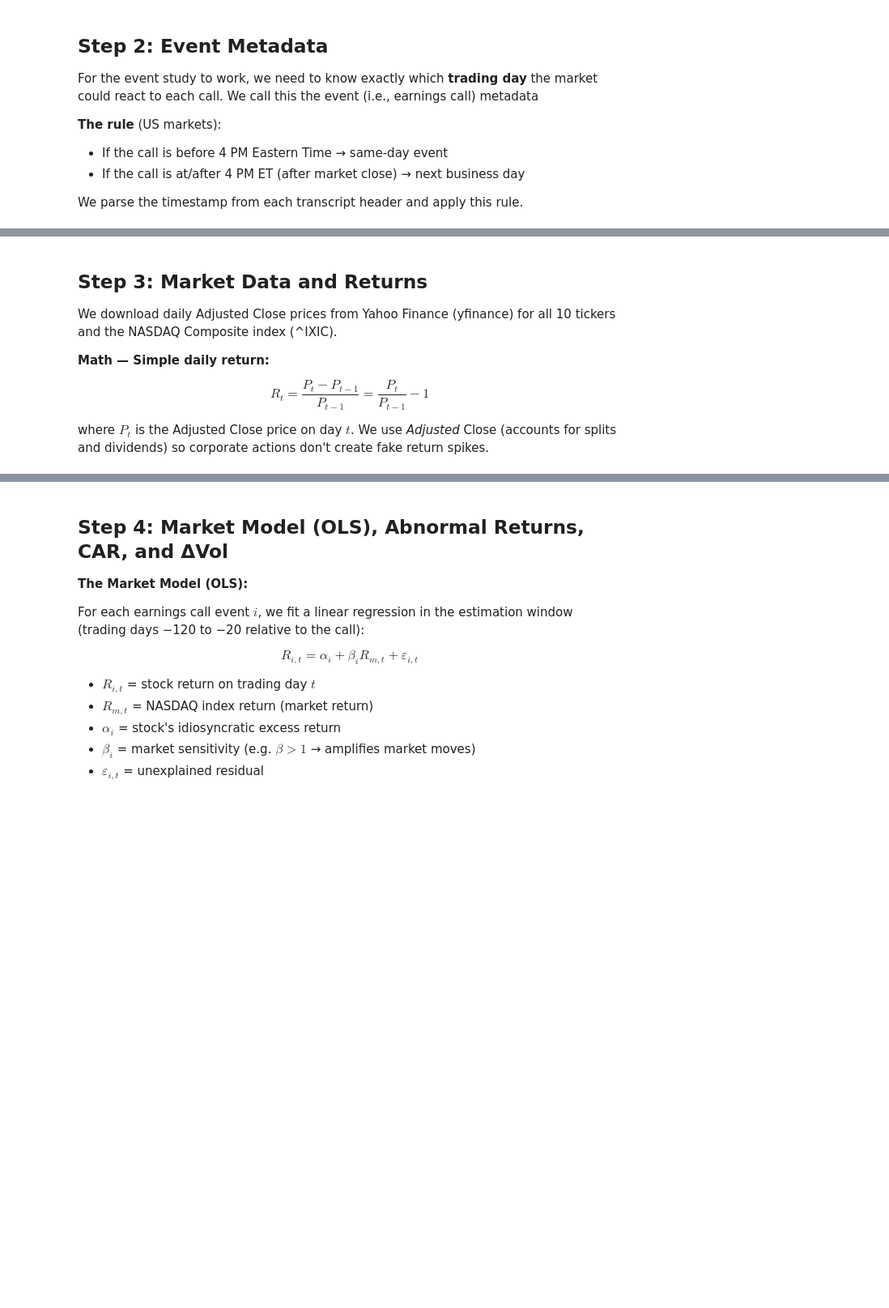
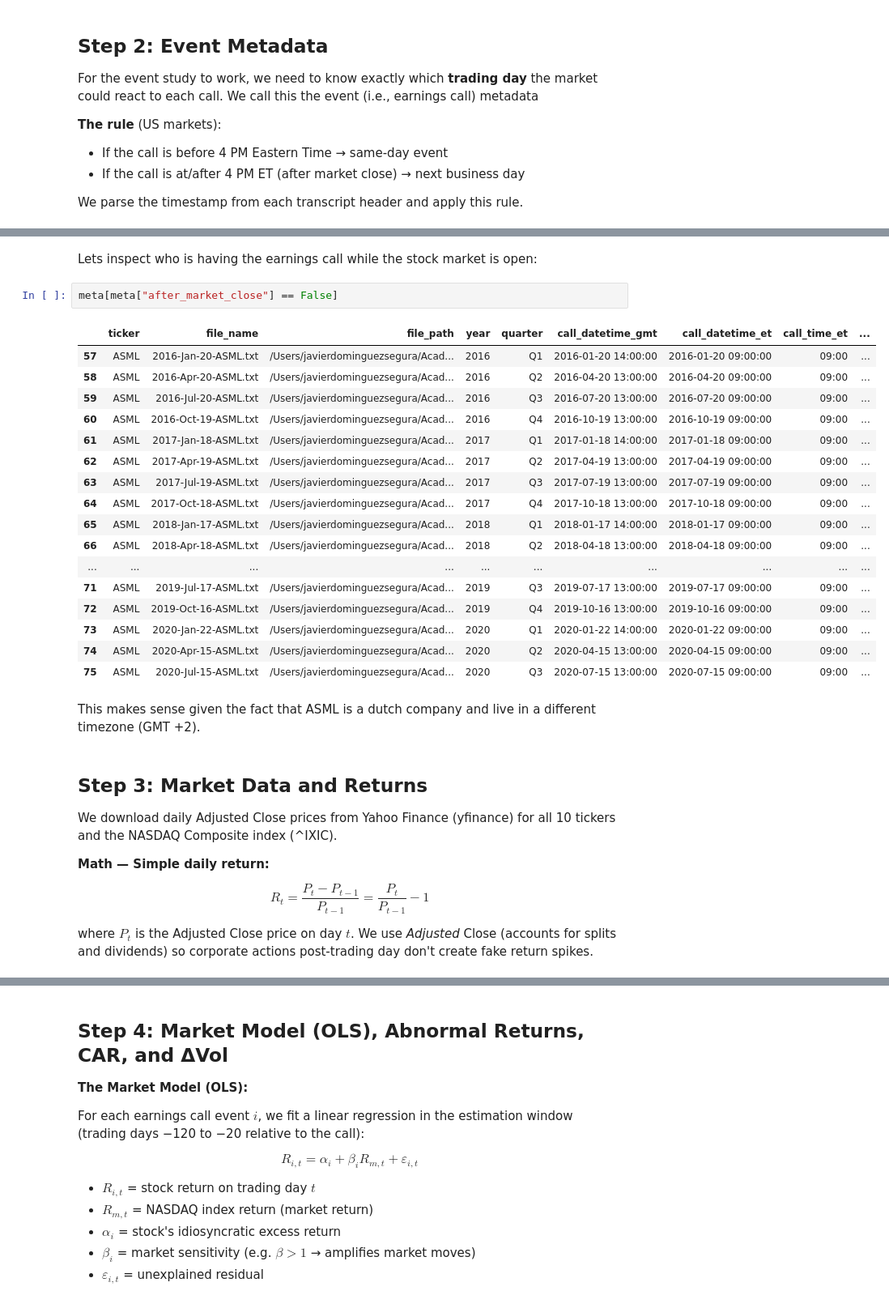
Before and after one commit to Tee-Time-Software-Solutions/NASDAQ-NLP, a Jupyter notebook: notebooks/01_data_pipeline.ipynb, the cells around one changed output, grey strips where cells are left out. Shown at 81% size. Saved outputs shown, nothing was run; the diff lists cells and outputs as text; blank space fills up the shorter version.

```diff
--- a/notebooks/01_data_pipeline.ipynb
+++ b/notebooks/01_data_pipeline.ipynb
@@ -66,3 +65,27 @@ Calls after market close: 169 / 188
+# %% [markdown]
+Lets inspect who is having the earnings call while the stock market is open:
+# %%
+meta[meta["after_market_close"] == False]
+# %% [output]
+|  | ticker | file_name | file_path | year | quarter | call_datetime_gmt | call_datetime_et | call_time_et | ... |
+| 57 | ASML | 2016-Jan-20-ASML.txt | /Users/javierdominguezsegura/Acad... | 2016 | Q1 | 2016-01-20 14:00:00 | 2016-01-20 09:00:00 | 09:00 | ... |
+| 58 | ASML | 2016-Apr-20-ASML.txt | /Users/javierdominguezsegura/Acad... | 2016 | Q2 | 2016-04-20 13:00:00 | 2016-04-20 09:00:00 | 09:00 | ... |
+| 59 | ASML | 2016-Jul-20-ASML.txt | /Users/javierdominguezsegura/Acad... | 2016 | Q3 | 2016-07-20 13:00:00 | 2016-07-20 09:00:00 | 09:00 | ... |
+| 60 | ASML | 2016-Oct-19-ASML.txt | /Users/javierdominguezsegura/Acad... | 2016 | Q4 | 2016-10-19 13:00:00 | 2016-10-19 09:00:00 | 09:00 | ... |
+| 61 | ASML | 2017-Jan-18-ASML.txt | /Users/javierdominguezsegura/Acad... | 2017 | Q1 | 2017-01-18 14:00:00 | 2017-01-18 09:00:00 | 09:00 | ... |
+| 62 | ASML | 2017-Apr-19-ASML.txt | /Users/javierdominguezsegura/Acad... | 2017 | Q2 | 2017-04-19 13:00:00 | 2017-04-19 09:00:00 | 09:00 | ... |
+| 63 | ASML | 2017-Jul-19-ASML.txt | /Users/javierdominguezsegura/Acad... | 2017 | Q3 | 2017-07-19 13:00:00 | 2017-07-19 09:00:00 | 09:00 | ... |
+| 64 | ASML | 2017-Oct-18-ASML.txt | /Users/javierdominguezsegura/Acad... | 2017 | Q4 | 2017-10-18 13:00:00 | 2017-10-18 09:00:00 | 09:00 | ... |
+| 65 | ASML | 2018-Jan-17-ASML.txt | /Users/javierdominguezsegura/Acad... | 2018 | Q1 | 2018-01-17 14:00:00 | 2018-01-17 09:00:00 | 09:00 | ... |
+| 66 | ASML | 2018-Apr-18-ASML.txt | /Users/javierdominguezsegura/Acad... | 2018 | Q2 | 2018-04-18 13:00:00 | 2018-04-18 09:00:00 | 09:00 | ... |
+| ... | ... | ... | ... | ... | ... | ... | ... | ... | ... |
+| 71 | ASML | 2019-Jul-17-ASML.txt | /Users/javierdominguezsegura/Acad... | 2019 | Q3 | 2019-07-17 13:00:00 | 2019-07-17 09:00:00 | 09:00 | ... |
+| 72 | ASML | 2019-Oct-16-ASML.txt | /Users/javierdominguezsegura/Acad... | 2019 | Q4 | 2019-10-16 13:00:00 | 2019-10-16 09:00:00 | 09:00 | ... |
+| 73 | ASML | 2020-Jan-22-ASML.txt | /Users/javierdominguezsegura/Acad... | 2020 | Q1 | 2020-01-22 14:00:00 | 2020-01-22 09:00:00 | 09:00 | ... |
+| 74 | ASML | 2020-Apr-15-ASML.txt | /Users/javierdominguezsegura/Acad... | 2020 | Q2 | 2020-04-15 13:00:00 | 2020-04-15 09:00:00 | 09:00 | ... |
+| 75 | ASML | 2020-Jul-15-ASML.txt | /Users/javierdominguezsegura/Acad... | 2020 | Q3 | 2020-07-15 13:00:00 | 2020-07-15 09:00:00 | 09:00 | ... |
+# %% [markdown]
+This makes sense given the fact that ASML is a dutch company and live in a different timezone (GMT +2).
 # %% [markdown]
 ## Step 3: Market Data and Returns
 
@@ -74,7 +97,7 @@ and the NASDAQ Composite index (^IXIC).
 $$R_t = \frac{P_t - P_{t-1}}{P_{t-1}} = \frac{P_t}{P_{t-1}} - 1$$
 
 where $P_t$ is the Adjusted Close price on day $t$.
-We use *Adjusted* Close (accounts for splits and dividends) so corporate actions
+We use *Adjusted* Close (accounts for splits and dividends) so corporate actions post-trading day
 don't create fake return spikes.
 # %%
 from nasdaq_nlp.data.market import build_market_returns
```
Also changed, not shown: parts of 2 cells of this notebook, 14 other files.
